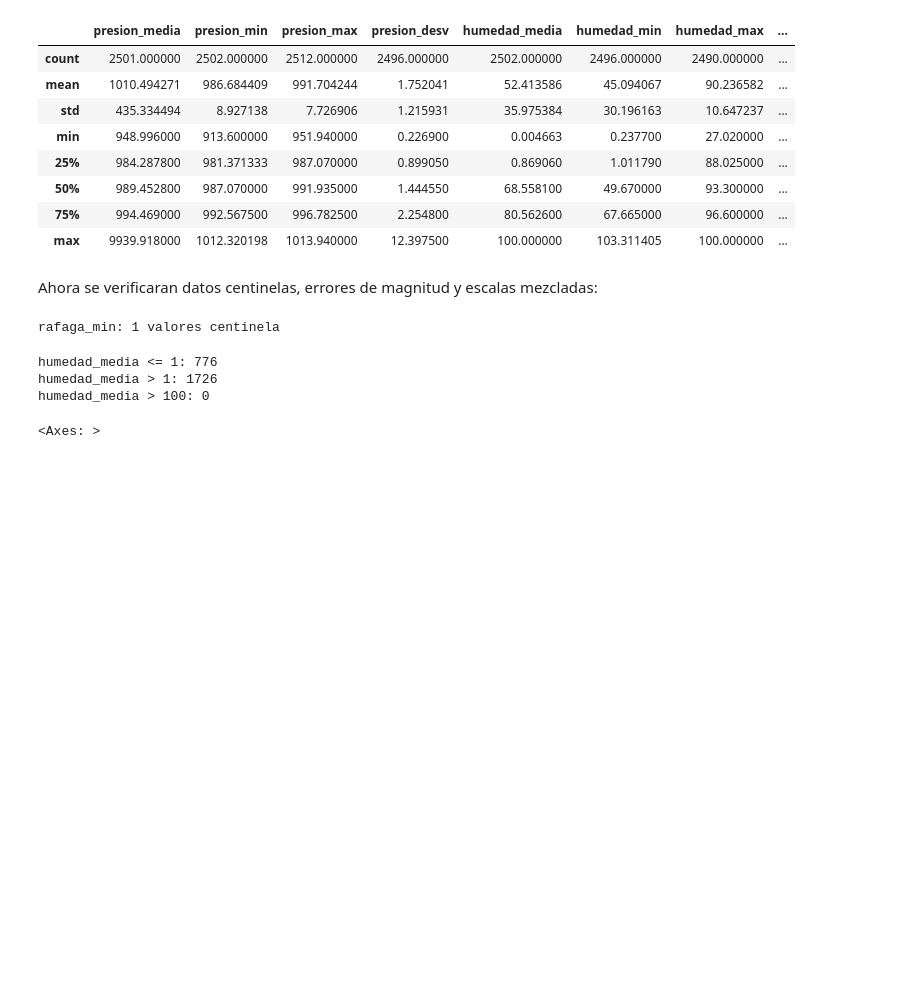
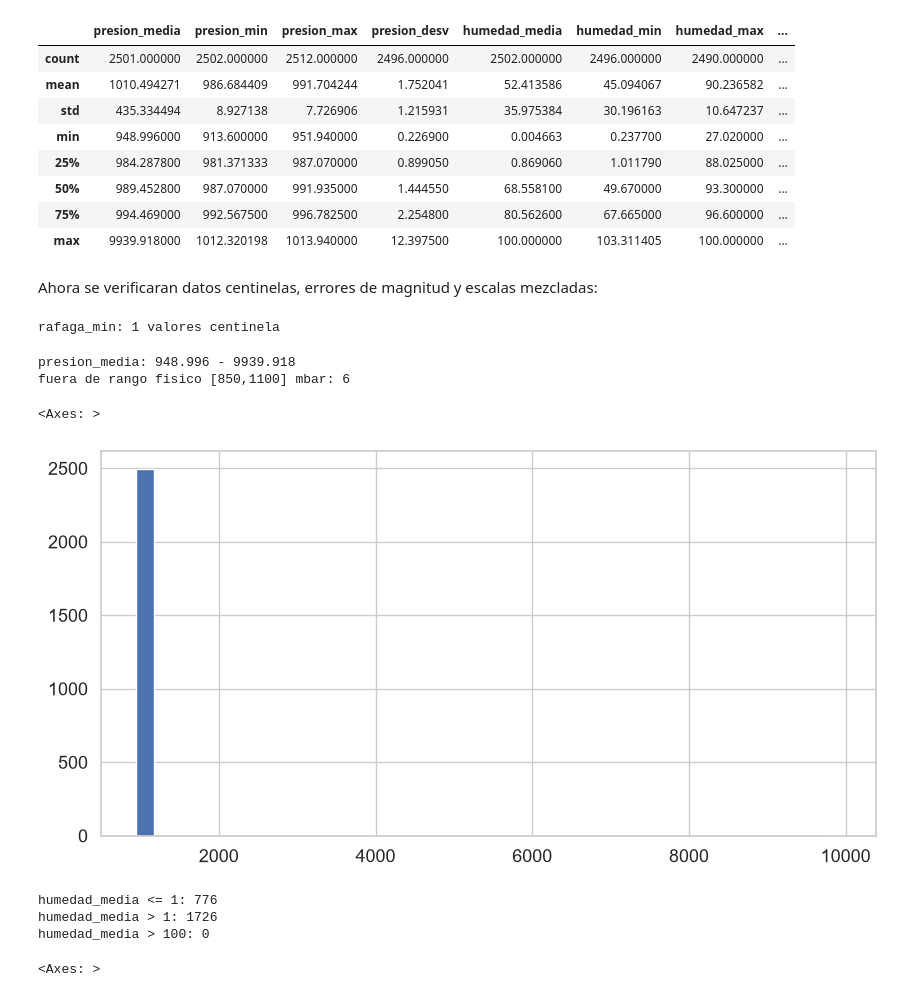
Before and after one commit to mzambranob/Fork-MaterialDeClase-ISIS-2611, a Jupyter notebook: 202620/Laboratorios/L1/laboratorio_1.ipynb, the cells around one changed output. Saved outputs shown, nothing was run; the diff lists cells and outputs as text; code cells hidden in the pictures; blank space fills up the shorter version.

Commit message:
Exploracion de datos pulida 2 | conversion de tipos y calendario derivado

```diff
--- a/202620/Laboratorios/L1/laboratorio_1.ipynb
+++ b/202620/Laboratorios/L1/laboratorio_1.ipynb
@@ -310,6 +330,16 @@ for col in datos.select_dtypes("number").columns:
         print(f"{col}: {n} valores centinela")
 # %% [output]
 rafaga_min: 1 valores centinela
+# %%
+print("presion_media:", datos["presion_media"].min(), "-", datos["presion_media"].max())
+print("fuera de rango fisico [850,1100] mbar:", ((datos["presion_media"] < 850) | (datos["presion_media"] > 1100)).sum())
+
+datos["presion_media"].hist(bins=40)
+# %% [output]
+presion_media: 948.996 - 9939.918
+fuera de rango fisico [850,1100] mbar: 6
+<Axes: >
+[figure, added]
 # %%
 print("humedad_media <= 1:", (datos["humedad_media"] <= 1).sum())
 print("humedad_media > 1:", (datos["humedad_media"] > 1).sum())
```
Also changed, not shown: parts of 35 cells of this notebook.
